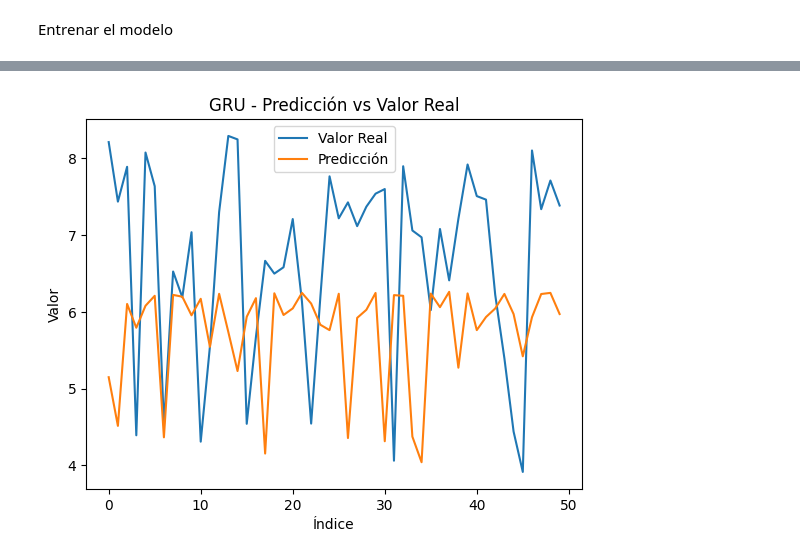
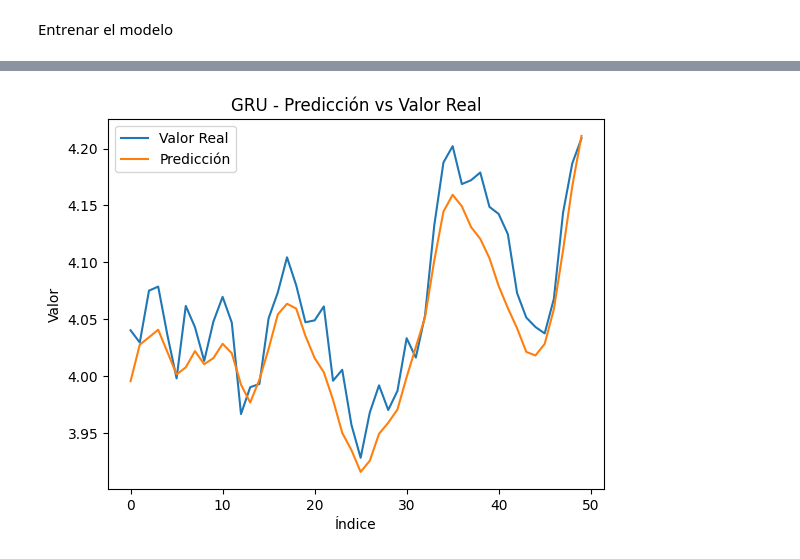
Before and after one commit to AngieJoya99/Taller3-RN, a Jupyter notebook: Taller3RN.ipynb, the cells around one changed output, grey strips where cells are left out. Saved outputs shown, nothing was run; the diff lists cells and outputs as text; code cells hidden in the pictures.

```diff
--- a/Taller3RN.ipynb
+++ b/Taller3RN.ipynb
@@ -163,7 +163,9 @@ def graficaeMAE(history, titulo, ax=None):
   ax.set_ylabel("MAE")
   ax.legend()
 
-def graficarPrediccion(prediccion, y, titulo, rango=(20, 70), ax=None):
+def graficarPrediccion(prediccion, y, titulo, ax=None):
+  rango=(20, 70)
+
   if ax is None:
     ax = plt.gca()
 
@@ -303,0 +293,38 @@ plt.show()
+# %%
+fig, axes = plt.subplots(3, 2, figsize=(12, 14))
+
+epocasLSTM = [15,50,100]
+
+for i, n in enumerate(epocasLSTM):
+  #Limpiar sesión
+  tf.keras.backend.clear_session()
+
+  #Crear el modelo
+  inputs = keras.Input(shape=(sequence_length, 1))
+  x = layers.LSTM(15)(inputs)
+  outputs = layers.Dense(1)(x)
+  modelo = keras.Model(inputs, outputs)
+
+  #Entrenar el modelo
+  cb = [keras.callbacks.EarlyStopping(monitor="val_loss", patience=5, restore_best_weights=True)]
+  modelo.compile(optimizer="rmsprop", loss="mse", metrics=["mae"])
+
+  history = modelo.fit(
+    datasetTrain,
+    epochs=n,
+    validation_data=datasetValidation,
+    callbacks=cb,
+    verbose=0
+  )
+
+  #Evaluar el modelo
+  mae = modelo.evaluate(datasetTest, verbose=0)[1]
+  pred = modelo.predict(datasetTest)
+  graficaeMAE(history, f"MAE de Entrenamiento y Validación - LSTM - {n} Épocas", axes[i][0])
+  graficarPrediccion(pred, y, f"Predicción vs Valor Real - LSTM - {n} Épocas", axes[i][1])
+
+  print(f"MAE de prueba ({n} Épocas): {mae:.4f}")
+  print("Épocas realmente usadas:", len(history.history["loss"]))
+
+plt.tight_layout()
+plt.show()
@@ -351,6 +625,6 @@ graficaeMAE(historyGRU, "MAE de Entrenamiento y Validación - GRU")
 # %%
 prediccionGRU = GRUBase.predict(datasetTest)
-yGRU = np.concatenate([yGRU for xGRU, yGRU in datasetTest], axis=0)
+y = np.concatenate([y for x, y in datasetTest], axis=0)
 
 graficarPrediccion(prediccionGRU, y, "GRU - Predicción vs Valor Real")
 # %% [output]
@@ -358 +632 @@ graficarPrediccion(prediccionGRU, y, "GRU - Predicción vs Valor Real")
-[figure, old version]
+[figure, new version]
```
Also changed, not shown: parts of 18 cells of this notebook.
